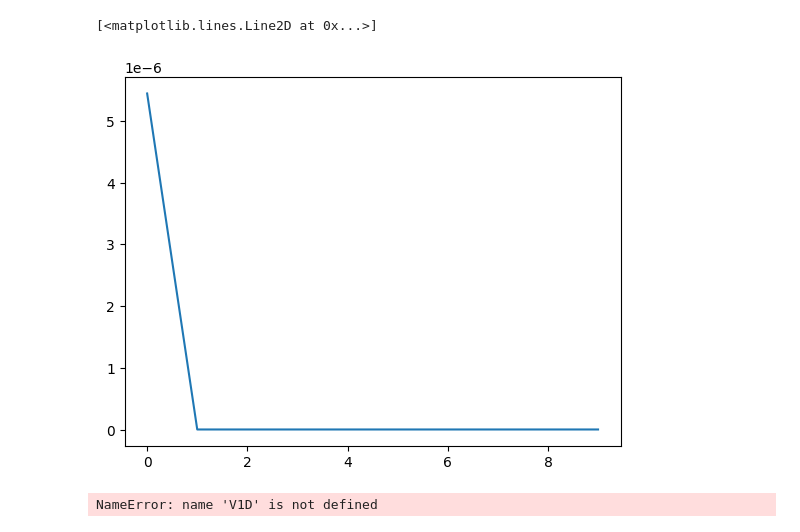
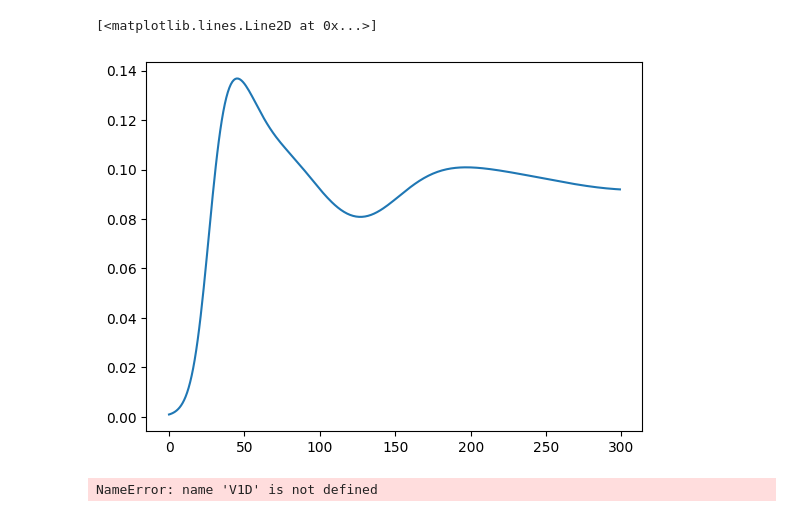
Before and after one commit to saragazzoni/Master_Thesis, a Jupyter notebook: Model3D/prove.ipynb, the cells around one changed output. Cells and saved outputs as stored; diff of their text form; code cells hidden in the pictures.

```diff
--- a/Model3D/prove.ipynb
+++ b/Model3D/prove.ipynb
@@ -10,7 +10,7 @@ mesh = IntervalMesh(20, 0, 1)
 # %%
 m0 = 1e-3
 dt = 0.5
-T = 5
+T = 150
 save_interval = 10
 times = []#[0,7/dt,14/dt,21/dt,28/dt]
 doses = []#10*np.ones_like(times)
@@ -40,9 +44,9 @@ s 0.5
 # %%
-mass = np.load('solutions/test/mass.npy')
+# mass = np.load('solutions/test/mass.npy')
 plt.plot(mass)
 # %% [output]
 [<matplotlib.lines.Line2D at 0x...>]
-[figure, old version]
+[figure, new version]
 # %%
 class VerticalAverage(UserExpression):
     def __init__(self, f, quad_degree, **kwargs):
```
Also changed, not shown: parts of 1 cell of this notebook, 4 other files.
